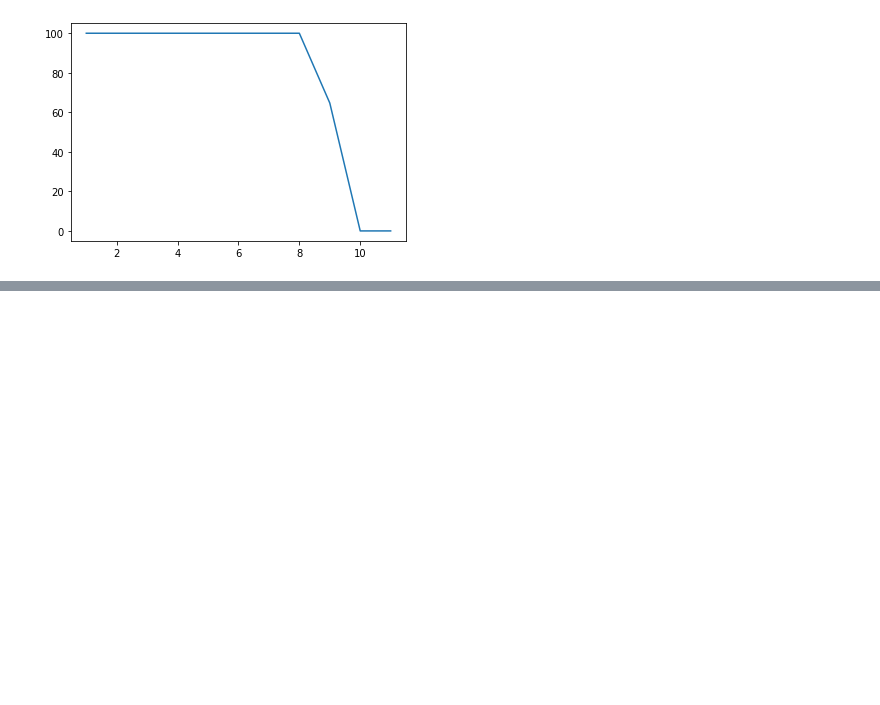
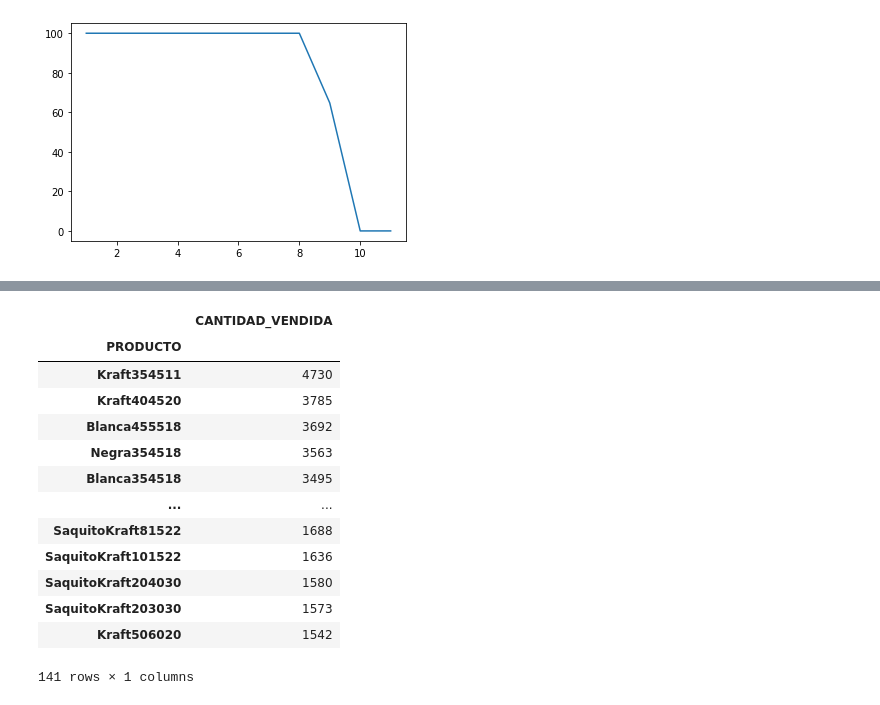
Before and after one commit to melipass/umayor-business-intelligence, a Jupyter notebook: tarea-1b/1 - Testing.ipynb, the cells around one changed output, grey strips where cells are left out. Saved outputs shown, nothing was run; the diff lists cells and outputs as text; code cells hidden in the pictures; blank space fills up the shorter version.

```diff
--- a/tarea-1b/1 - Testing.ipynb
+++ b/tarea-1b/1 - Testing.ipynb
@@ -280,0 +380,17 @@ cumplimiento["Porcentaje de cumplimiento"].plot(kind="line")
+# %%
+productos_mas_vendidos
+# %% [output]
+|  | CANTIDAD_VENDIDA |
+| PRODUCTO |  |
+| Kraft354511 | 4730 |
+| Kraft404520 | 3785 |
+| Blanca455518 | 3692 |
+| Negra354518 | 3563 |
+| Blanca354518 | 3495 |
+| ... | ... |
+| SaquitoKraft81522 | 1688 |
+| SaquitoKraft101522 | 1636 |
+| SaquitoKraft204030 | 1580 |
+| SaquitoKraft203030 | 1573 |
+| Kraft506020 | 1542 |
+141 rows × 1 columns
```
Also changed, not shown: parts of 21 cells of this notebook, 1 other file.
